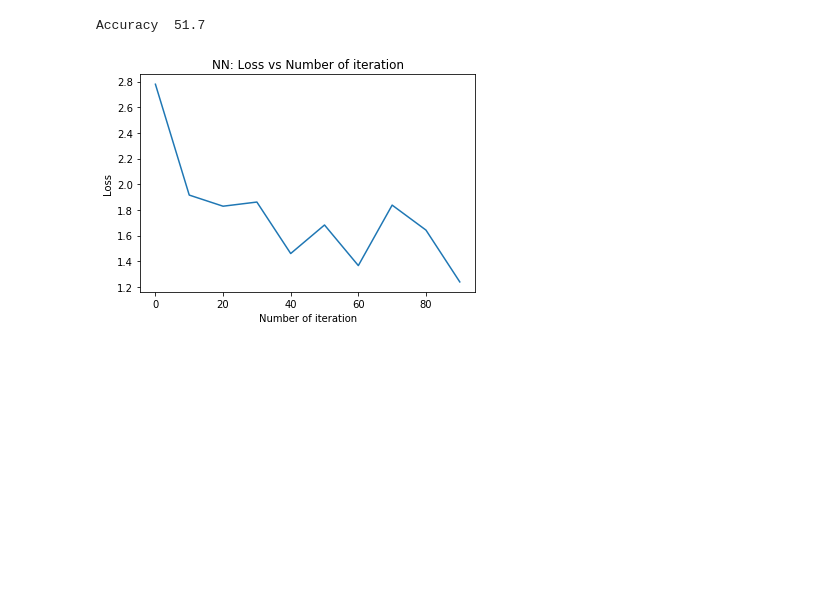
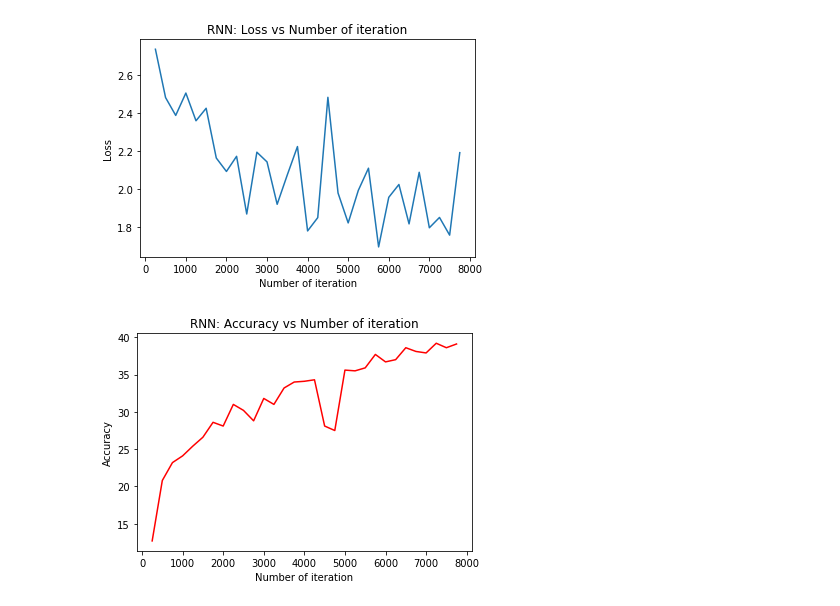
Before and after one commit to mirsahib/Project-Andromeda, a Jupyter notebook: Code/Pytorch/Pytorch_with_dataloader.ipynb, the cells around one changed output. Cells and saved outputs as stored; diff of their text form; code cells hidden in the pictures; blank space fills up the shorter version.

```diff
--- a/Code/Pytorch/Pytorch_with_dataloader.ipynb
+++ b/Code/Pytorch/Pytorch_with_dataloader.ipynb
@@ -59,7 +59,15 @@ class Net(nn.Module):
         x = self.fc5(x)
         return F.log_softmax(x,dim=1)
 # %%
-net = Net()
+model = Net()
 # %%
 criterion = nn.CrossEntropyLoss()
-optimizer = optim.Adam(net.parameters(),lr=0.001)
+optimizer = optim.Adam(model.parameters(),lr=0.001)
+# %%
+N_s = trainset.shape[0] #Nₛ the number of samples in the training data
+# batch_size, epoch and iteration
+batch_size = 64
+n_iters = 8000
+num_epochs = n_iters / (N_s / batch_size)
+num_epochs = int(num_epochs)
+num_epochs
@@ -101,27 +127,18 @@ Accuracy on trainset epoch 90 : 39.300000000000004
-# %%
-correct = 0
-total = 0
-with torch.no_grad():
-    for data in testloader:
-        inputs,labels = data
-        inputs,labels = Variable(inputs),Variable(labels)
-        #pdb.set_trace()
-        output = net(inputs)
-        for idx, i in enumerate(output):
-            #pdb.set_trace()
-            if torch.argmax(i) == labels[idx]:
-                correct+=1
-            total+=1
-#pdb.set_trace()
-print('Accuracy ', round(correct/total,3)*100)
-# %% [output]
-Accuracy  51.7
 # %%
 # visualization loss
 plt.plot(ite_list,loss_list)
 plt.xlabel("Number of iteration")
 plt.ylabel("Loss")
-plt.title("NN: Loss vs Number of iteration")
+plt.title("RNN: Loss vs Number of iteration")
 plt.show()
+
+# visualization accuracy
+plt.plot(ite_list,accuracy_list,color = "red")
+plt.xlabel("Number of iteration")
+plt.ylabel("Accuracy")
+plt.title("RNN: Accuracy vs Number of iteration")
+#plt.savefig('graph.png')
+plt.show()
 # %% [output]
-[figure, old version]
+[figure, new version]
+[figure, added]
```
Also changed, not shown: parts of 2 cells of this notebook, 3 other files.
